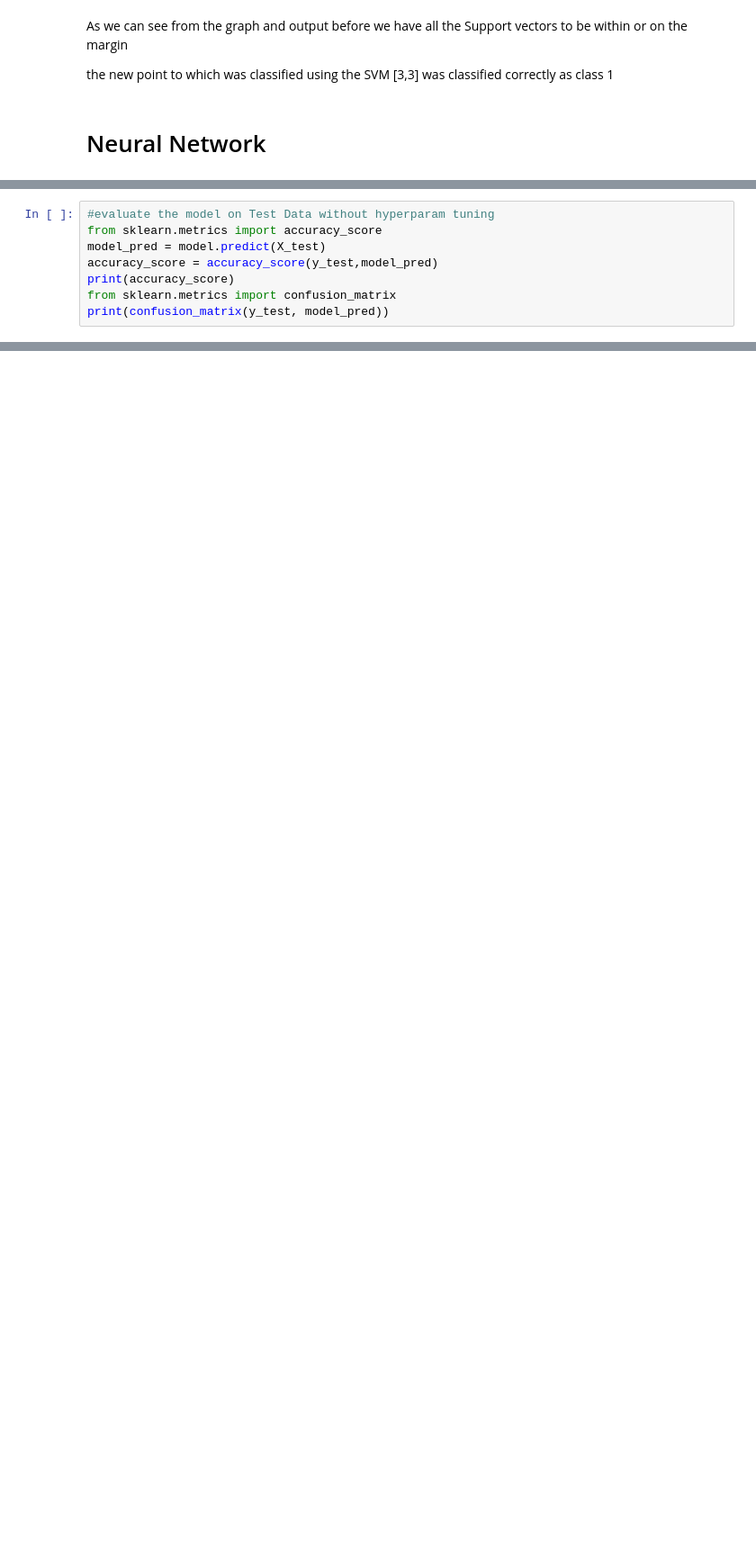
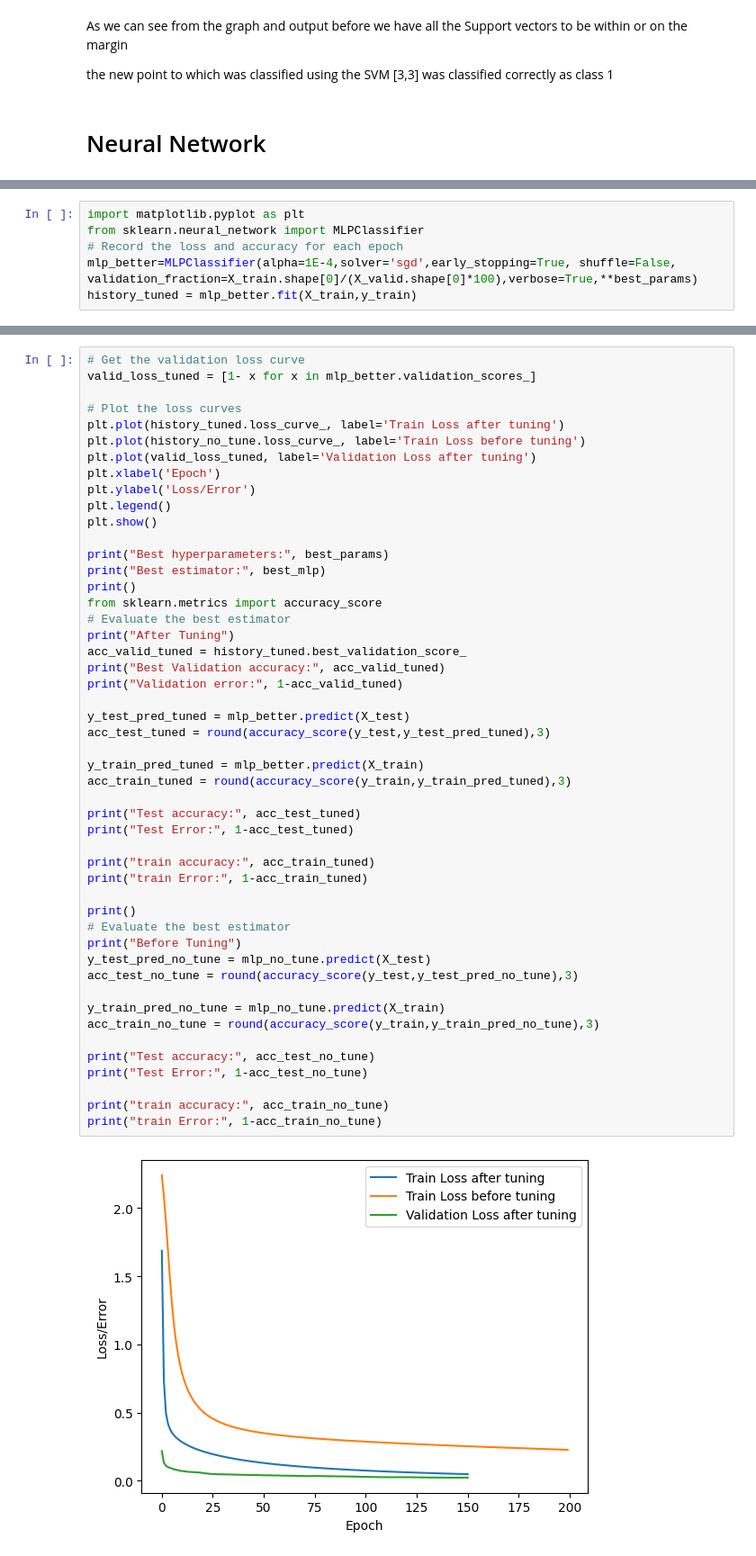
Before and after one commit to sanjeet-jain/cs-559, a Jupyter notebook: CS559_S23_HW3/HW3/HW3-Sanjeet_Vinod_jain.ipynb, the cells around one changed output, grey strips where cells are left out. Shown at 90% size. Cells and saved outputs as stored; diff of their text form; blank space fills up the shorter version.

```diff
--- a/CS559_S23_HW3/HW3/HW3-Sanjeet_Vinod_jain.ipynb
+++ b/CS559_S23_HW3/HW3/HW3-Sanjeet_Vinod_jain.ipynb
@@ -316,8 +330,0 @@ MLPClassifier(activation='logistic', solver='sgd')
-# %%
-#evaluate the model on Test Data without hyperparam tuning
-from sklearn.metrics import accuracy_score
-model_pred = model.predict(X_test)
-accuracy_score = accuracy_score(y_test,model_pred)
-print(accuracy_score)
-from sklearn.metrics import confusion_matrix
-print(confusion_matrix(y_test, model_pred))
@@ -342,0 +379,6 @@ TypeError: GridSearchCV.__init__() missing 2 required positional arguments: 'est
+# %%
+import matplotlib.pyplot as plt
+from sklearn.neural_network import MLPClassifier
+# Record the loss and accuracy for each epoch
+mlp_better=MLPClassifier(alpha=1E-4,solver='sgd',early_stopping=True, shuffle=False, validation_fraction=X_train.shape[0]/(X_valid.shape[0]*100),verbose=True,**best_params)
+history_tuned = mlp_better.fit(X_train,y_train)
@@ -342,0 +403,51 @@ TypeError: GridSearchCV.__init__() missing 2 required positional arguments: 'est
+# %%
+# Get the validation loss curve
+valid_loss_tuned = [1- x for x in mlp_better.validation_scores_]
+
+# Plot the loss curves
+plt.plot(history_tuned.loss_curve_, label='Train Loss after tuning')
+plt.plot(history_no_tune.loss_curve_, label='Train Loss before tuning')
+plt.plot(valid_loss_tuned, label='Validation Loss after tuning')
+plt.xlabel('Epoch')
+plt.ylabel('Loss/Error')
+plt.legend()
+plt.show()
+
+print("Best hyperparameters:", best_params)
+print("Best estimator:", best_mlp)
+print()
+from sklearn.metrics import accuracy_score
+# Evaluate the best estimator
+print("After Tuning")
+acc_valid_tuned = history_tuned.best_validation_score_
+print("Best Validation accuracy:", acc_valid_tuned)
+print("Validation error:", 1-acc_valid_tuned)
+
+y_test_pred_tuned = mlp_better.predict(X_test)
+acc_test_tuned = round(accuracy_score(y_test,y_test_pred_tuned),3)
+
+y_train_pred_tuned = mlp_better.predict(X_train)
+acc_train_tuned = round(accuracy_score(y_train,y_train_pred_tuned),3)
+
+print("Test accuracy:", acc_test_tuned)
+print("Test Error:", 1-acc_test_tuned)
+
+print("train accuracy:", acc_train_tuned)
+print("train Error:", 1-acc_train_tuned)
+
+print()
+# Evaluate the best estimator
+print("Before Tuning")
+y_test_pred_no_tune = mlp_no_tune.predict(X_test)
+acc_test_no_tune = round(accuracy_score(y_test,y_test_pred_no_tune),3)
+
+y_train_pred_no_tune = mlp_no_tune.predict(X_train)
+acc_train_no_tune = round(accuracy_score(y_train,y_train_pred_no_tune),3)
+
+print("Test accuracy:", acc_test_no_tune)
+print("Test Error:", 1-acc_test_no_tune)
+
+print("train accuracy:", acc_train_no_tune)
+print("train Error:", 1-acc_train_no_tune)
+# %% [output]
+[figure, added]
```
Also changed, not shown: parts of 15 cells of this notebook, 2 other files.
